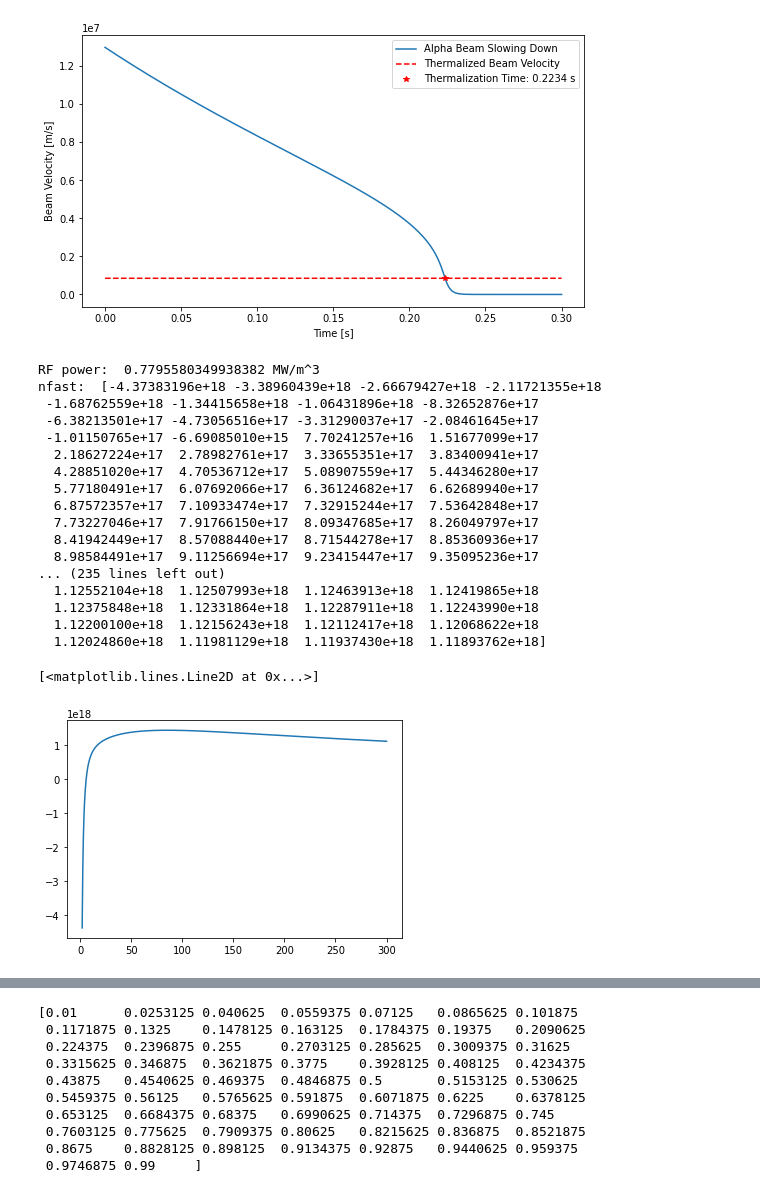
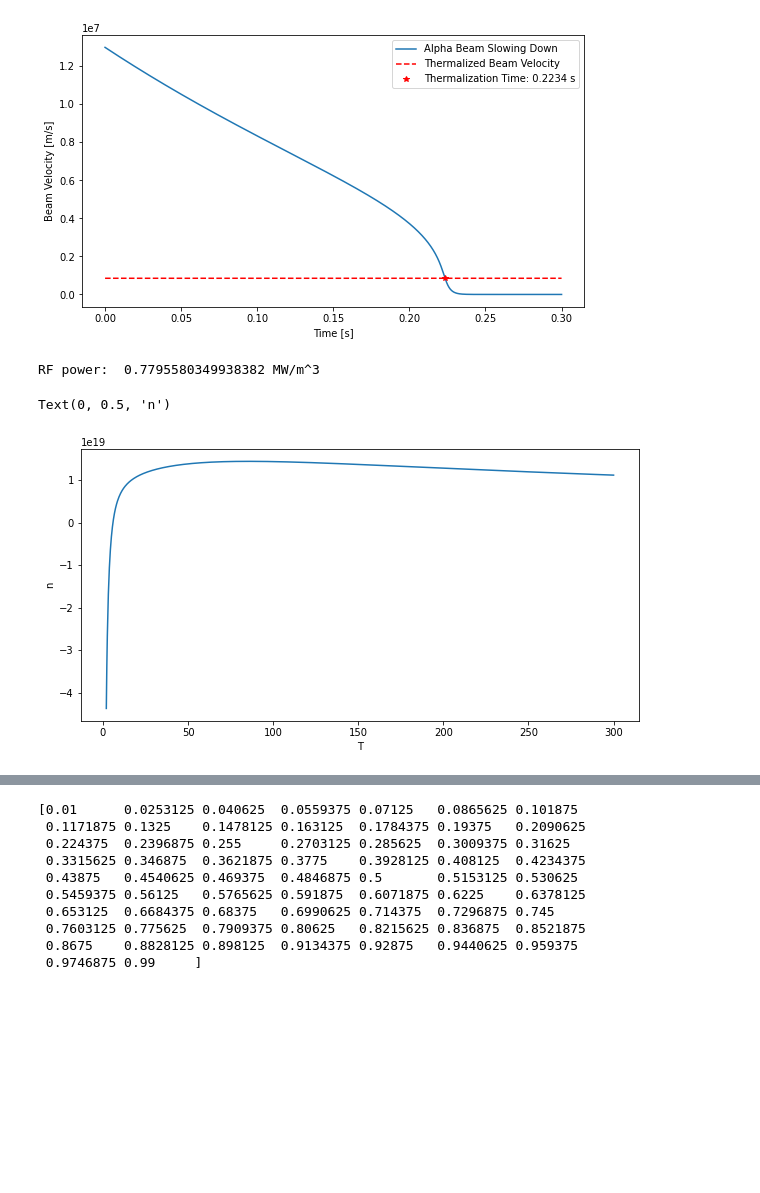
Before and after one commit to vandelij/genray_cql3d_plots, a Jupyter notebook: shots/147634/scan_beam_and_RF/beam_5_RF_testing/make_distrobution.ipynb, the cells around one changed output, grey strips where cells are left out. Cells and saved outputs as stored; diff of their text form; code cells hidden in the pictures; blank space fills up the shorter version.

```diff
--- a/shots/147634/scan_beam_and_RF/beam_5_RF_testing/make_distrobution.ipynb
+++ b/shots/147634/scan_beam_and_RF/beam_5_RF_testing/make_distrobution.ipynb
@@ -415,45 +415,31 @@ plt.legend()
 # %%
 # cell to test out my function
 def get_n_from_T_P(Tfast, power, Tk, n, Zb, mb, mi):
     Tk_J = Tk*1.6022e-19*1000
     Tfast_J = Tfast*1.6022e-19*1000
     v_fast = np.sqrt(2*Tfast_J/mb)
     t_slow = get_beam_slowing_down_time(v_fast, Tk, n, Zb, mb, mi)
 
     return (2/3)*power*t_slow / Tfast_J
 
 
 rhoindex = 3
 T = genray_temps[rhoindex]
 n = genray_density[rhoindex]
 power = powers_RF[rhoindex]*1e6
 print('RF power: ', power/1e6, 'MW/m^3')
-
+plt.figure(figsize=(10,5))
 Tfast_array = np.linspace(2, 300, 1000)
 # power = 1*1e6
-nfast = get_n_from_T_P(Tfast_array, power, Tk=T, n=n, Zb=1, mb=mD, mi=mD)
-print('nfast: ', nfast)
+nfast = 10*get_n_from_T_P(Tfast_array, power, Tk=T, n=n, Zb=1, mb=mD, mi=mD)
+#print('nfast: ', nfast)
 plt.plot(Tfast_array, nfast)
+plt.xlabel('T')
+plt.ylabel('n')
 # %% [output]
 RF power:  0.7795580349938382 MW/m^3
-nfast:  [-4.37383196e+18 -3.38960439e+18 -2.66679427e+18 -2.11721355e+18
- -1.68762559e+18 -1.34415658e+18 -1.06431896e+18 -8.32652876e+17
- -6.38213501e+17 -4.73056516e+17 -3.31290037e+17 -2.08461645e+17
- -1.01150765e+17 -6.69085010e+15  7.70241257e+16  1.51677099e+17
-  2.18627224e+17  2.78982761e+17  3.33655351e+17  3.83400941e+17
-  4.28851020e+17  4.70536712e+17  5.08907559e+17  5.44346280e+17
-  5.77180491e+17  6.07692066e+17  6.36124682e+17  6.62689940e+17
-  6.87572357e+17  7.10933474e+17  7.32915244e+17  7.53642848e+17
-  7.73227046e+17  7.91766150e+17  8.09347685e+17  8.26049797e+17
-  8.41942449e+17  8.57088440e+17  8.71544278e+17  8.85360936e+17
-  8.98584491e+17  9.11256694e+17  9.23415447e+17  9.35095236e+17
-... (235 lines left out)
-  1.12552104e+18  1.12507993e+18  1.12463913e+18  1.12419865e+18
-  1.12375848e+18  1.12331864e+18  1.12287911e+18  1.12243990e+18
-  1.12200100e+18  1.12156243e+18  1.12112417e+18  1.12068622e+18
-  1.12024860e+18  1.11981129e+18  1.11937430e+18  1.11893762e+18]
-[<matplotlib.lines.Line2D at 0x...>]
+Text(0, 0.5, 'n')
-[figure, old version]
+[figure, new version]
 # %%
 # Functions for fitting distrobution function
 def plot_maxwell_given_n_T_enerkev(n, T, enerkev, plotlog, color, label):
```
Also changed, not shown: parts of 4 cells of this notebook.
